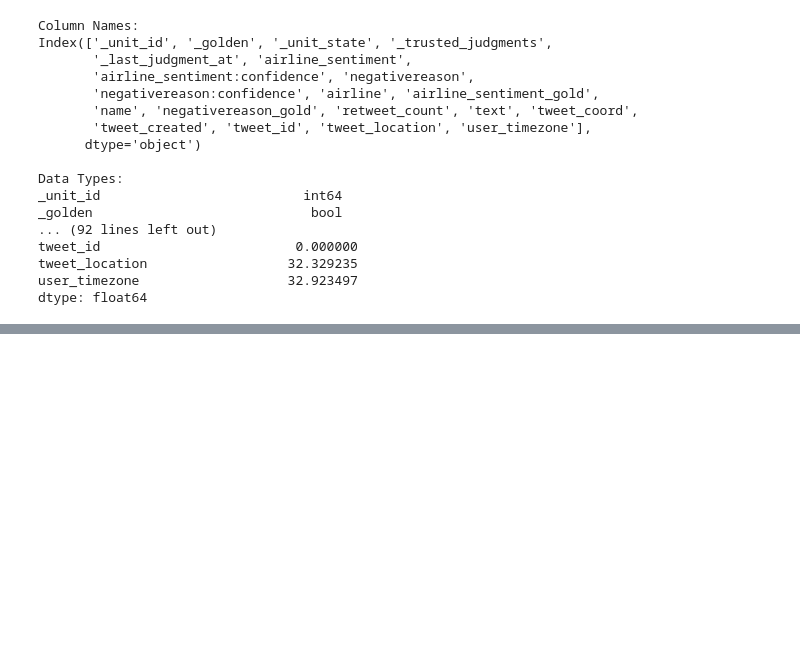
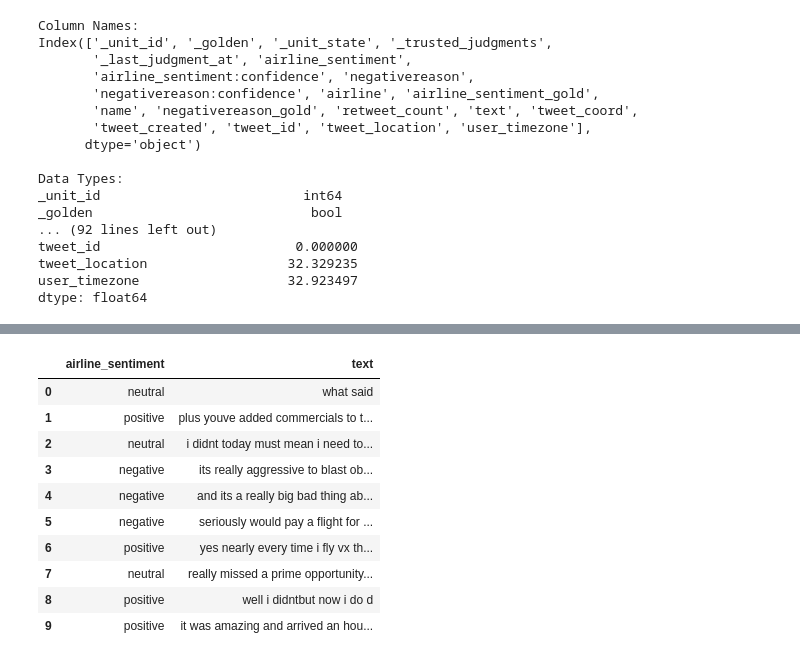
Before and after one commit to JEr1yAnalst/Group2-Capstone-project, a Jupyter notebook: notebook.ipynb, the cells around one changed output, grey strips where cells are left out. Cells and saved outputs as stored; diff of their text form; code cells hidden in the pictures; blank space fills up the shorter version.

```diff
--- a/notebook.ipynb
+++ b/notebook.ipynb
@@ -196,0 +278,6 @@ dtype: float64
+# %%
+# remove punctuations
+tweet_df['text'] = tweet_df['text'].apply(lambda x: x.translate(str.maketrans('', '', string.punctuation)))
+# change to lowercase
+tweet_df['text'] = tweet_df['text'].apply(lambda x: x.lower())
+tweet_df.head(10)
@@ -196,0 +296,49 @@ dtype: float64
+# %%
+#remove emoticons
+def remove_emojis(data):
+    """A simple function to remove all emojis"""
+    emoji_pattern = re.compile("["
+                           u"\U0001F600-\U0001F64F"
+                           u"\U0001F300-\U0001F5FF"
+                           u"\U0001F680-\U0001F6FF"
+                           u"\U0001F1E0-\U0001F1FF"
+                           u"\U00002500-\U00002BEF"
+                           u"\U00002702-\U000027B0"
+                           u"\U00002702-\U000027B0"
+                           u"\U000024C2-\U0001F251"
+                           u"\U0001f926-\U0001f937"
+                           u"\U00010000-\U0010ffff"
+                           u"\u2640-\u2642"
+                           u"\u2600-\u2B55"
+                           u"\u200d"
+                           u"\u23cf"
+                           u"\u23e9"
+                           u"\u231a"
+                           u"\ufe0f"
+                           u"\u3030"
+                           "]+", re.UNICODE)
+    return re.sub(emoji_pattern, "", data)
+
+tweet_df["text"] = tweet_df["text"].apply(remove_emojis)
+# %%
+def remove_non_standard_char(review):
+    """A simple function to remove characters outside the ASCII range"""
+    pattern = re.compile(r"[^\x00-\x7F]+")
+    clean_string = re.sub(pattern, "", review)
+    return clean_string
+
+tweet_df["text"] = tweet_df["text"].apply(remove_non_standard_char)
+
+tweet_df.head(10)
+# %% [output]
+|  | airline_sentiment | text |
+| 0 | neutral | what said |
+| 1 | positive | plus youve added commercials to t... |
+| 2 | neutral | i didnt today must mean i need to... |
+| 3 | negative | its really aggressive to blast ob... |
+| 4 | negative | and its a really big bad thing ab... |
+| 5 | negative | seriously would pay a flight for ... |
+| 6 | positive | yes nearly every time i fly vx th... |
+| 7 | neutral | really missed a prime opportunity... |
+| 8 | positive | well i didntbut now i do d |
+| 9 | positive | it was amazing and arrived an hou... |
```
Also changed, not shown: parts of 18 cells of this notebook.
